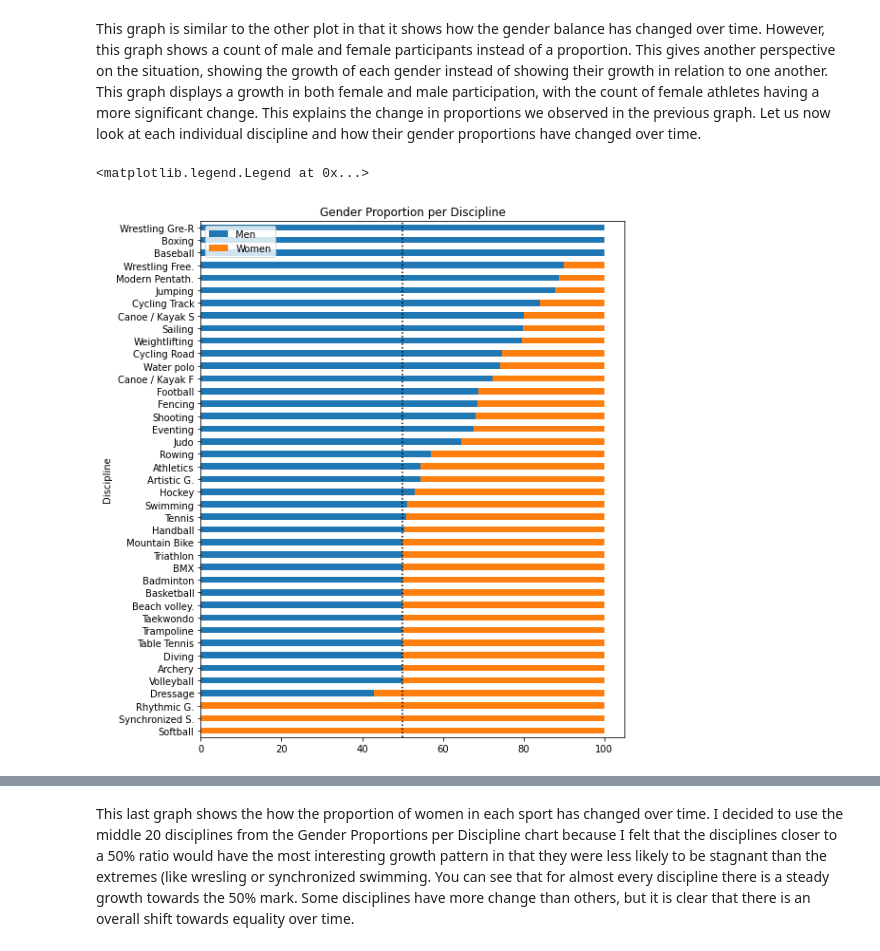
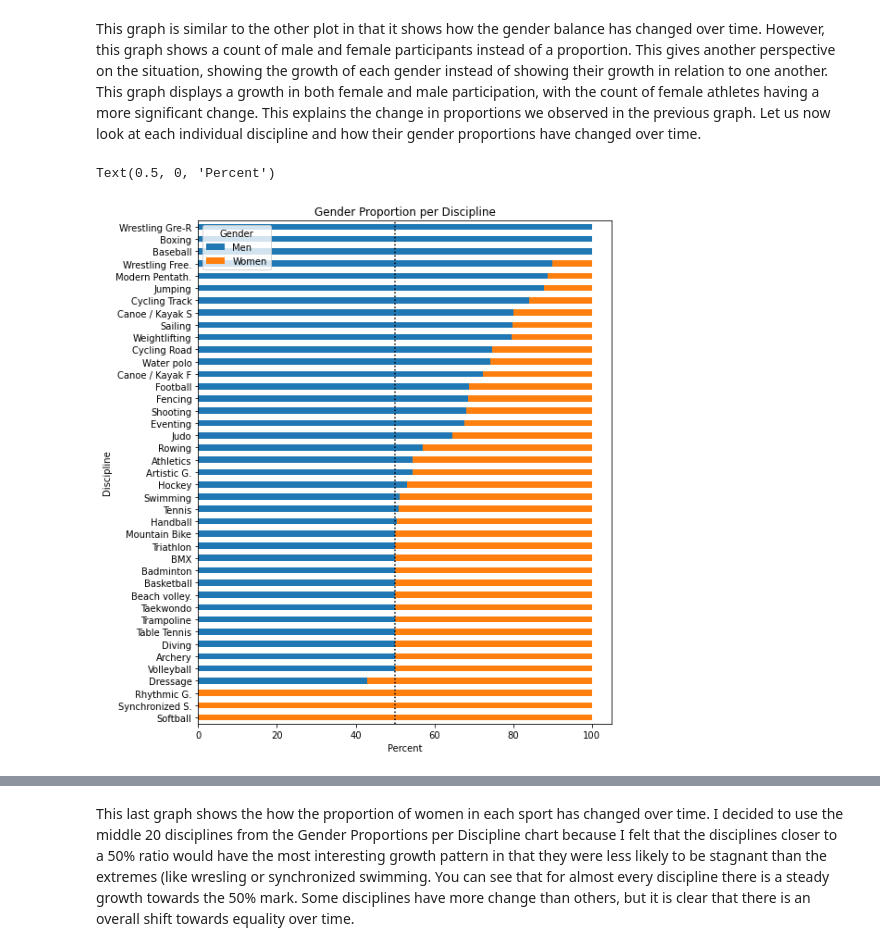
Before and after one commit to data301-2020-winter2/course-project-group_1053, a Jupyter notebook: analysis/Analysis.ipynb, the cells around one changed output, grey strips where cells are left out. Saved outputs shown, nothing was run; the diff lists cells and outputs as text; code cells hidden in the pictures.

```diff
--- a/analysis/Analysis.ipynb
+++ b/analysis/Analysis.ipynb
@@ -60,7 +61,7 @@ This graph is similar to the other plot in that it shows how the gender balance
 # %%
 gender_proportions = gender_pct.plot(kind='barh', stacked='True', figsize=(8, 10), title='Gender Proportion per Discipline')
 gender_proportions.axvline(50, ls=':', color='black')
-plt.legend(loc="upper left")
+gender_proportions.set_xlabel("Percent")
 # %% [output]
-<matplotlib.legend.Legend at 0x...>
+Text(0.5, 0, 'Percent')
-[figure, old version]
+[figure, new version]
```
Also changed, not shown: parts of 6 cells of this notebook, 4 other files.
